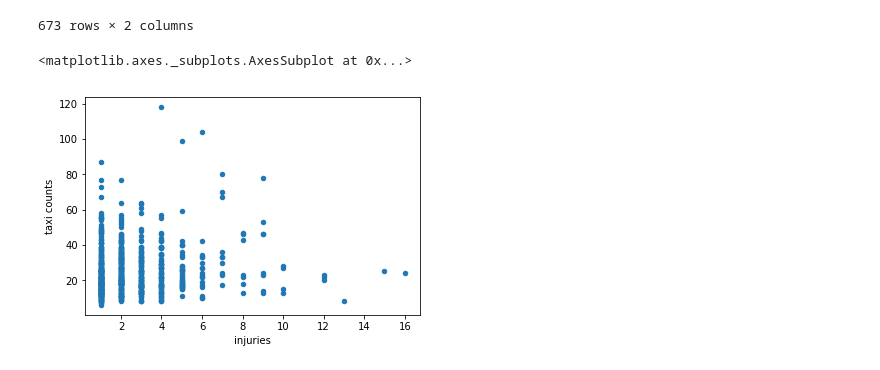
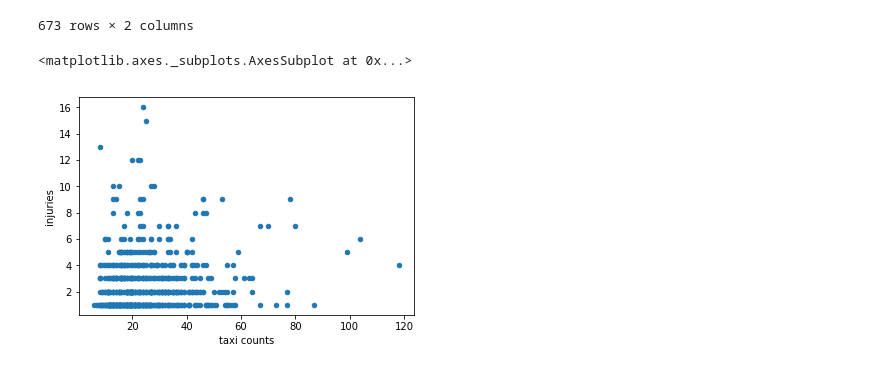
Before and after one commit to johnnyplaydrums/collisions, a Jupyter notebook: data_exploration_MH/Plots for Taxi-Bike Incidents.ipynb, the cells around one changed output. Saved outputs shown, nothing was run; the diff lists cells and outputs as text; code cells hidden in the pictures.

```diff
--- a/data_exploration_MH/Plots for Taxi-Bike Incidents.ipynb
+++ b/data_exploration_MH/Plots for Taxi-Bike Incidents.ipynb
@@ -71,7 +71,7 @@ data2
 | 672 | 30.0 | 1.0 |
 673 rows × 2 columns
 # %%
-data2.plot.scatter(x='injuries', y='taxi counts', style='o')
+data2.plot.scatter(x='taxi counts', y='injuries', style='o')
 # %% [output]
 <matplotlib.axes._subplots.AxesSubplot at 0x...>
-[figure, old version]
+[figure, new version]
```
Also changed, not shown: parts of 1 cell of this notebook, 3 other files.
